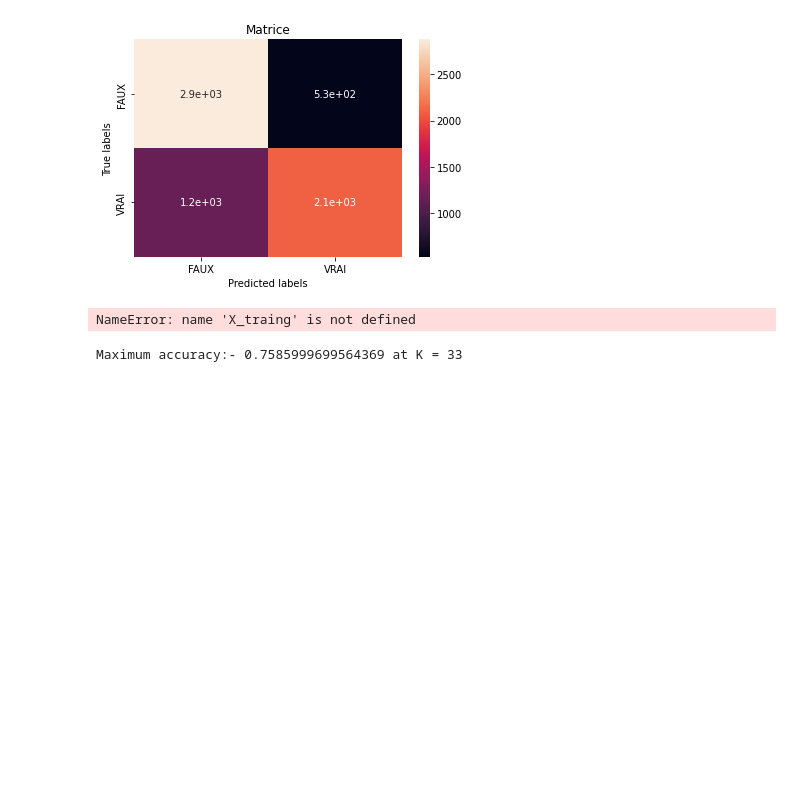
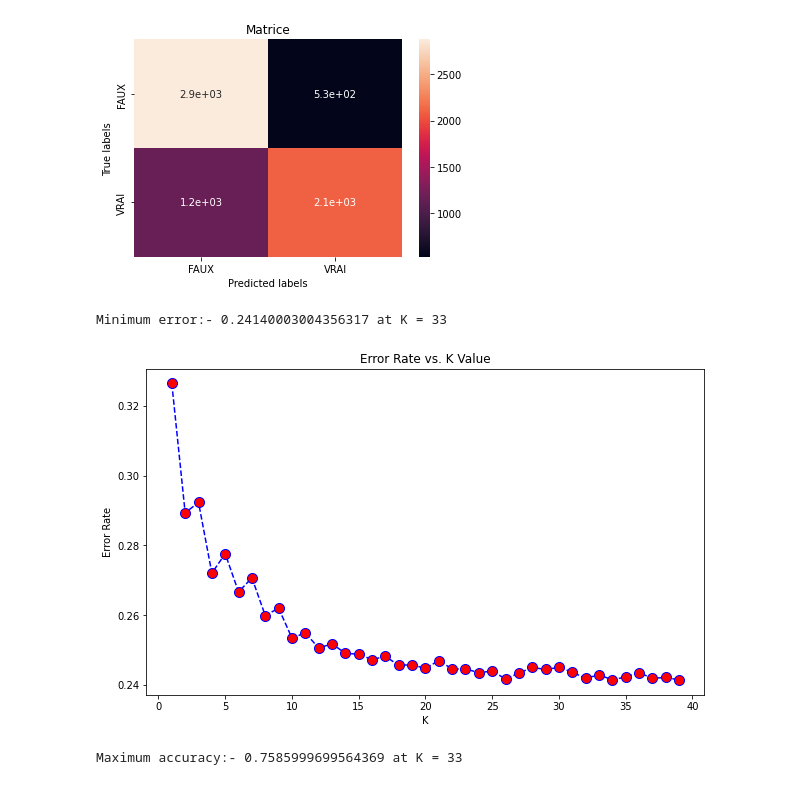
Before and after one commit to davsarkissian/Trending_List_Analysis, a Jupyter notebook: prediction.ipynb, the cells around one changed output. Saved outputs shown, nothing was run; the diff lists cells and outputs as text; code cells hidden in the pictures; blank space fills up the shorter version.

Commit message:
worked on prediction

```diff
--- a/prediction.ipynb
+++ b/prediction.ipynb
@@ -442,23 +442,24 @@ plt.show()
 # %%
 import matplotlib.pyplot as plt
 
 
 error_rate = []
 for i in range(1,40):
  knn = KNeighborsClassifier(n_neighbors=i)
- knn.fit(X_traing,y_traing)
- pred_i = knn.predict(X_testg)
- error_rate.append(np.mean(pred_i != y_testg))
+ knn.fit(X_trainn,y_trainn)
+ pred_i = knn.predict(X_testn)
+ error_rate.append(np.mean(pred_i != y_testn))
 
 plt.figure(figsize=(10,6))
 plt.plot(range(1,40),error_rate,color='blue', linestyle='dashed',
          marker='o',markerfacecolor='red', markersize=10)
 plt.title('Error Rate vs. K Value')
 plt.xlabel('K')
 plt.ylabel('Error Rate')
 print("Minimum error:-",min(error_rate),"at K =",error_rate.index(min(error_rate)))
 # %% [output]
-NameError: name 'X_traing' is not defined
+Minimum error:- 0.24140003004356317 at K = 33
+[figure, added]
 # %%
 import matplotlib.pyplot as plt
 acc = []
```
Also changed, not shown: parts of 15 cells of this notebook.
